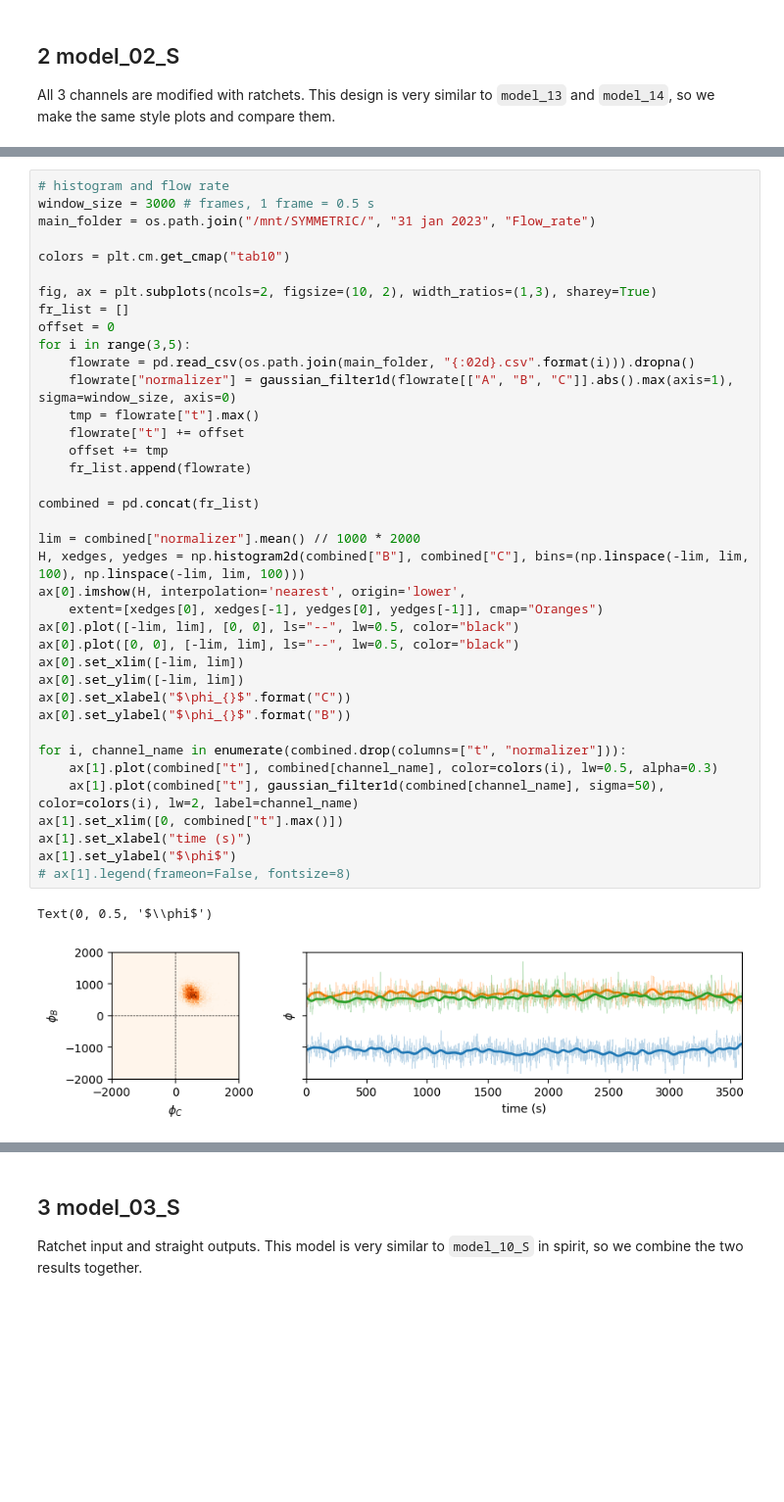
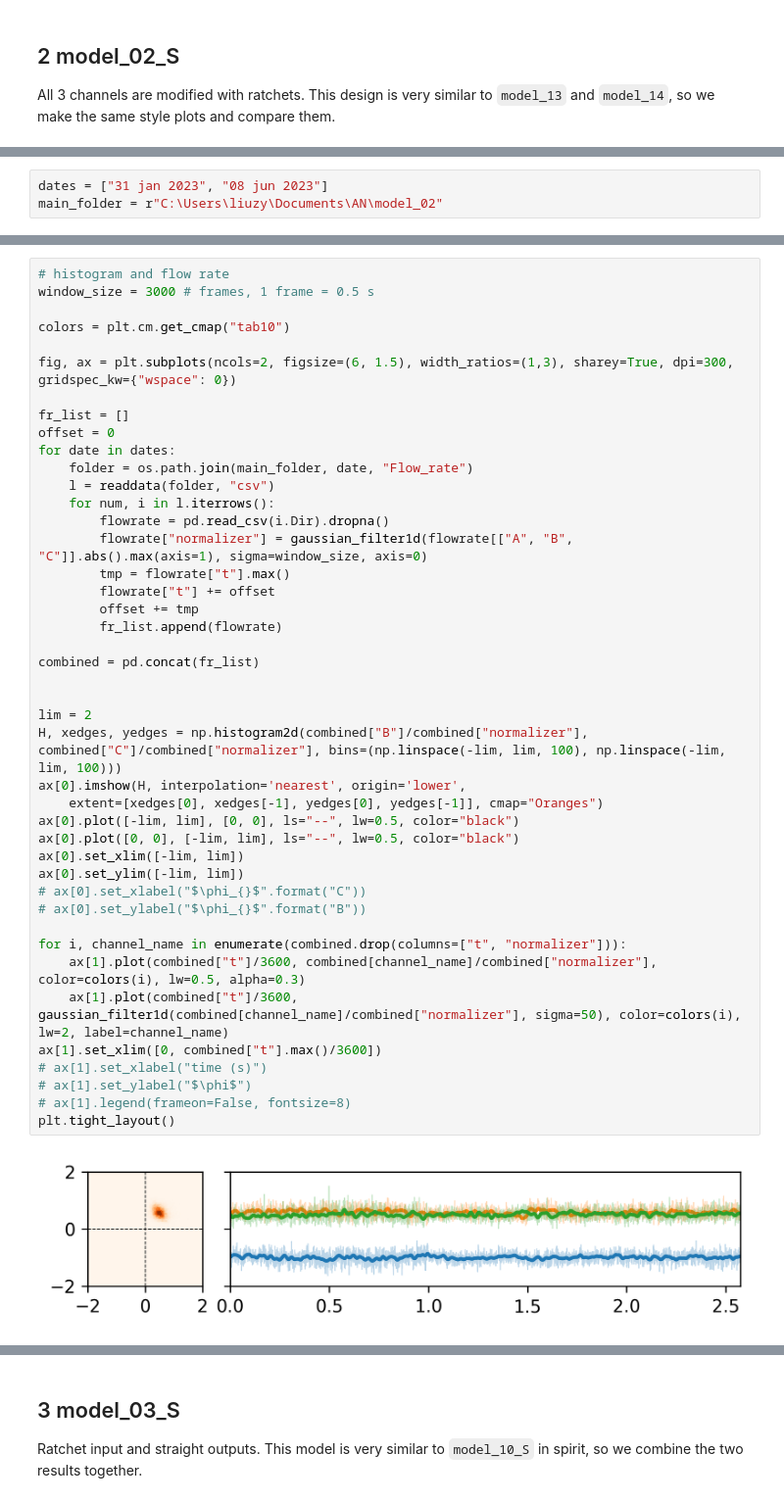
Before and after one commit to ZLoverty/AN, a Jupyter notebook: Code/data-summary.ipynb, the cells around one changed output, grey strips where cells are left out. Shown at 98% size. Saved outputs shown, nothing was run; the diff lists cells and outputs as text; blank space fills up the shorter version.

Commit message:
Bifurcation figure draft main text

```diff
--- a/Code/data-summary.ipynb
+++ b/Code/data-summary.ipynb
@@ -310,2 +307,5 @@ main_folder = "/mnt/bf/SYMMETRIC/"
+# %%
+dates = ["31 jan 2023", "08 jun 2023"]
+main_folder = r"C:\Users\liuzy\Documents\AN\model_02"
 # %%
 # some statistics
@@ -327,41 +369,45 @@ for date in dates:
 # %%
 # histogram and flow rate
 window_size = 3000 # frames, 1 frame = 0.5 s
-main_folder = os.path.join("/mnt/SYMMETRIC/", "31 jan 2023", "Flow_rate")
 
 colors = plt.cm.get_cmap("tab10")
 
-fig, ax = plt.subplots(ncols=2, figsize=(10, 2), width_ratios=(1,3), sharey=True)
+fig, ax = plt.subplots(ncols=2, figsize=(6, 1.5), width_ratios=(1,3), sharey=True, dpi=300, gridspec_kw={"wspace": 0})
+
 fr_list = []
 offset = 0
-for i in range(3,5):
-    flowrate = pd.read_csv(os.path.join(main_folder, "{:02d}.csv".format(i))).dropna()
-    flowrate["normalizer"] = gaussian_filter1d(flowrate[["A", "B", "C"]].abs().max(axis=1), sigma=window_size, axis=0)
-    tmp = flowrate["t"].max()
-    flowrate["t"] += offset
-    offset += tmp
-    fr_list.append(flowrate)
+for date in dates:
+    folder = os.path.join(main_folder, date, "Flow_rate")
+    l = readdata(folder, "csv")
+    for num, i in l.iterrows():
+        flowrate = pd.read_csv(i.Dir).dropna()
+        flowrate["normalizer"] = gaussian_filter1d(flowrate[["A", "B", "C"]].abs().max(axis=1), sigma=window_size, axis=0)
+        tmp = flowrate["t"].max()
+        flowrate["t"] += offset
+        offset += tmp
+        fr_list.append(flowrate)
 
 combined = pd.concat(fr_list)
 
-lim = combined["normalizer"].mean() // 1000 * 2000
-H, xedges, yedges = np.histogram2d(combined["B"], combined["C"], bins=(np.linspace(-lim, lim, 100), np.linspace(-lim, lim, 100)))
+
+lim = 2
+H, xedges, yedges = np.histogram2d(combined["B"]/combined["normalizer"], combined["C"]/combined["normalizer"], bins=(np.linspace(-lim, lim, 100), np.linspace(-lim, lim, 100)))
 ax[0].imshow(H, interpolation='nearest', origin='lower',
     extent=[xedges[0], xedges[-1], yedges[0], yedges[-1]], cmap="Oranges")
 ax[0].plot([-lim, lim], [0, 0], ls="--", lw=0.5, color="black")
 ax[0].plot([0, 0], [-lim, lim], ls="--", lw=0.5, color="black")
 ax[0].set_xlim([-lim, lim])
 ax[0].set_ylim([-lim, lim])
-ax[0].set_xlabel("$\phi_{}$".format("C"))
-ax[0].set_ylabel("$\phi_{}$".format("B"))
+# ax[0].set_xlabel("$\phi_{}$".format("C"))
+# ax[0].set_ylabel("$\phi_{}$".format("B"))
 
 for i, channel_name in enumerate(combined.drop(columns=["t", "normalizer"])):
-    ax[1].plot(combined["t"], combined[channel_name], color=colors(i), lw=0.5, alpha=0.3)
-    ax[1].plot(combined["t"], gaussian_filter1d(combined[channel_name], sigma=50), color=colors(i), lw=2, label=channel_name)
-ax[1].set_xlim([0, combined["t"].max()])
-ax[1].set_xlabel("time (s)")
-ax[1].set_ylabel("$\phi$")
+    ax[1].plot(combined["t"]/3600, combined[channel_name]/combined["normalizer"], color=colors(i), lw=0.5, alpha=0.3)
+    ax[1].plot(combined["t"]/3600, gaussian_filter1d(combined[channel_name]/combined["normalizer"], sigma=50), color=colors(i), lw=2, label=channel_name)
+ax[1].set_xlim([0, combined["t"].max()/3600])
+# ax[1].set_xlabel("time (s)")
+# ax[1].set_ylabel("$\phi$")
 # ax[1].legend(frameon=False, fontsize=8)
+plt.tight_layout()
 # %% [output]
-Text(0, 0.5, '$\\phi$')
-[figure, old version]
+[figure, new version]
```
Also changed, not shown: parts of 16 cells of this notebook, 29 other files.
